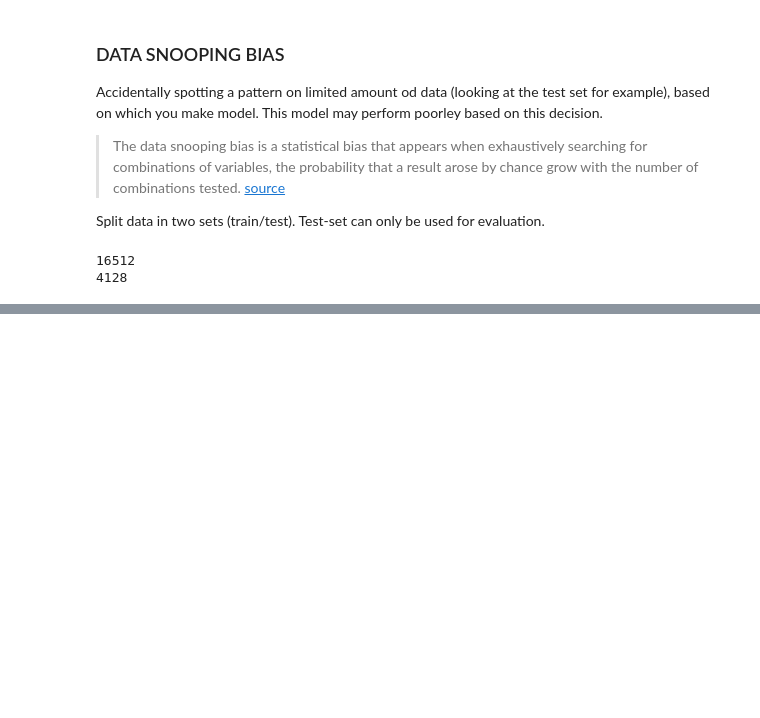
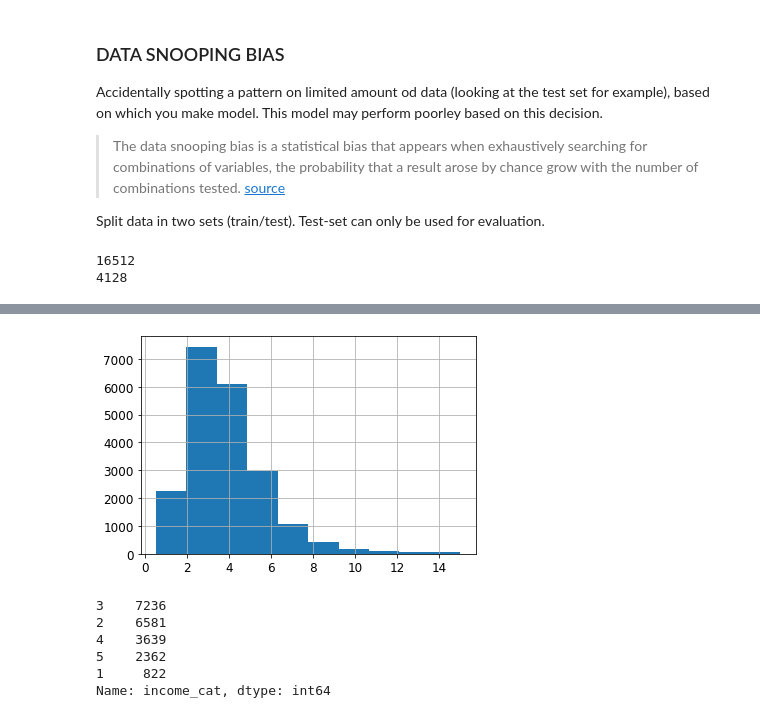
Before and after one commit to ddzunja/handson-ml2, a Jupyter notebook: 02_new_end_to_end_machine_learning.ipynb, the cells around one changed output, grey strips where cells are left out. Cells and saved outputs as stored; diff of their text form; code cells hidden in the pictures; blank space fills up the shorter version.

```diff
--- a/02_new_end_to_end_machine_learning.ipynb
+++ b/02_new_end_to_end_machine_learning.ipynb
@@ -147,0 +198,4 @@ print(len(test_set))
+# %%
+housing["median_income"].hist();
+# %% [output]
+[figure, added]
@@ -147,0 +210,9 @@ print(len(test_set))
+# %%
+housing["income_cat"].value_counts()
+# %% [output]
+3    7236
+2    6581
+4    3639
+5    2362
+1     822
+Name: income_cat, dtype: int64
```
Also changed, not shown: parts of 26 cells of this notebook.
